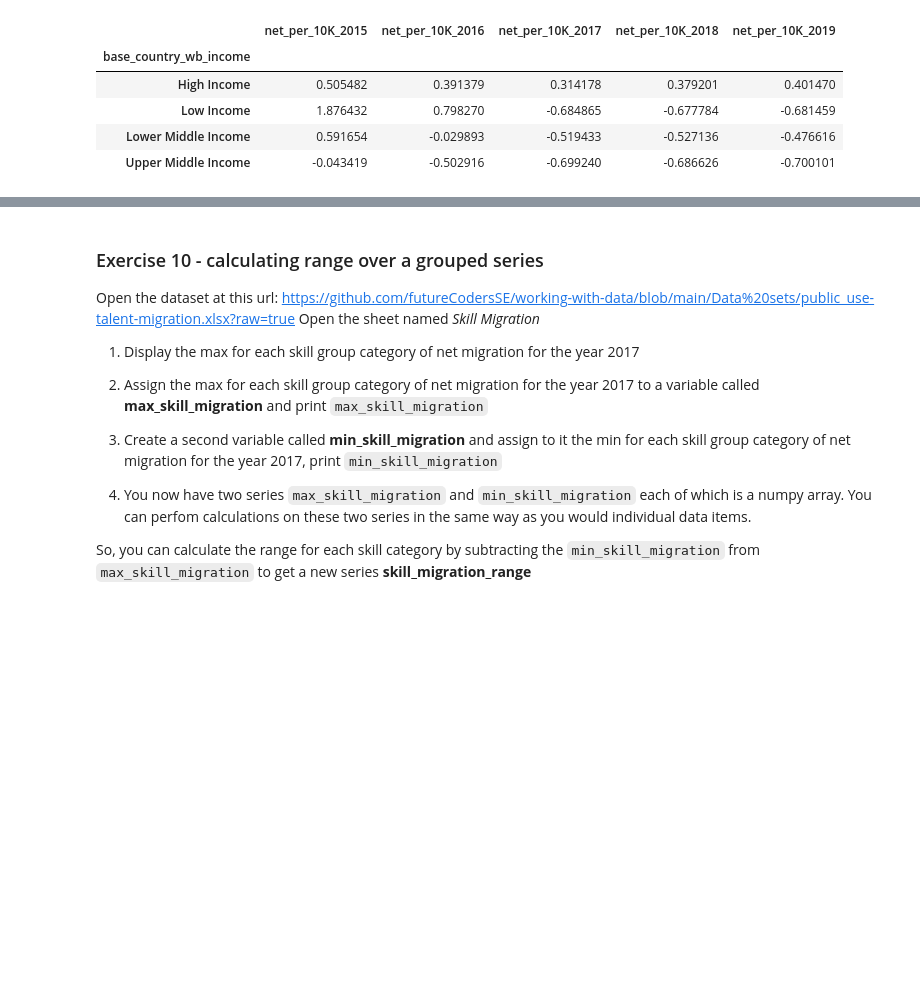
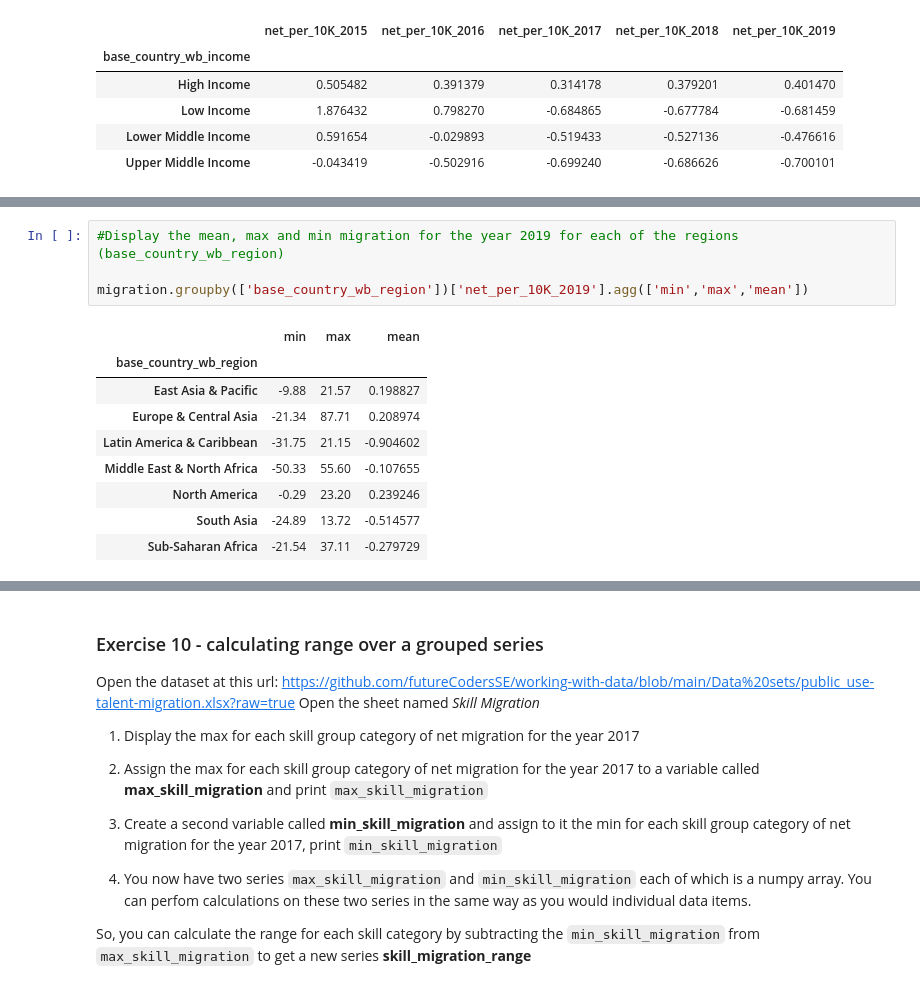
Before and after one commit to Jojomaque/DataScience, a Jupyter notebook: JojoDescribing_data.ipynb, the cells around one changed output, grey strips where cells are left out. Saved outputs shown, nothing was run; the diff lists cells and outputs as text; blank space fills up the shorter version.

```diff
--- a/JojoDescribing_data.ipynb
+++ b/JojoDescribing_data.ipynb
@@ -536,0 +680,14 @@ migration.groupby('base_country_wb_income')['net_per_10K_2015','net_per_10K_2016
+# %%
+#Display the mean, max and min migration for the year 2019 for each of the regions (base_country_wb_region)
+
+migration.groupby(['base_country_wb_region'])['net_per_10K_2019'].agg(['min','max','mean'])
+# %% [output]
+|  | min | max | mean |
+| base_country_wb_region |  |  |  |
+| East Asia & Pacific | -9.88 | 21.57 | 0.198827 |
+| Europe & Central Asia | -21.34 | 87.71 | 0.208974 |
+| Latin America & Caribbean | -31.75 | 21.15 | -0.904602 |
+| Middle East & North Africa | -50.33 | 55.60 | -0.107655 |
+| North America | -0.29 | 23.20 | 0.239246 |
+| South Asia | -24.89 | 13.72 | -0.514577 |
+| Sub-Saharan Africa | -21.54 | 37.11 | -0.279729 |
```
Also changed, not shown: parts of 12 cells of this notebook.
